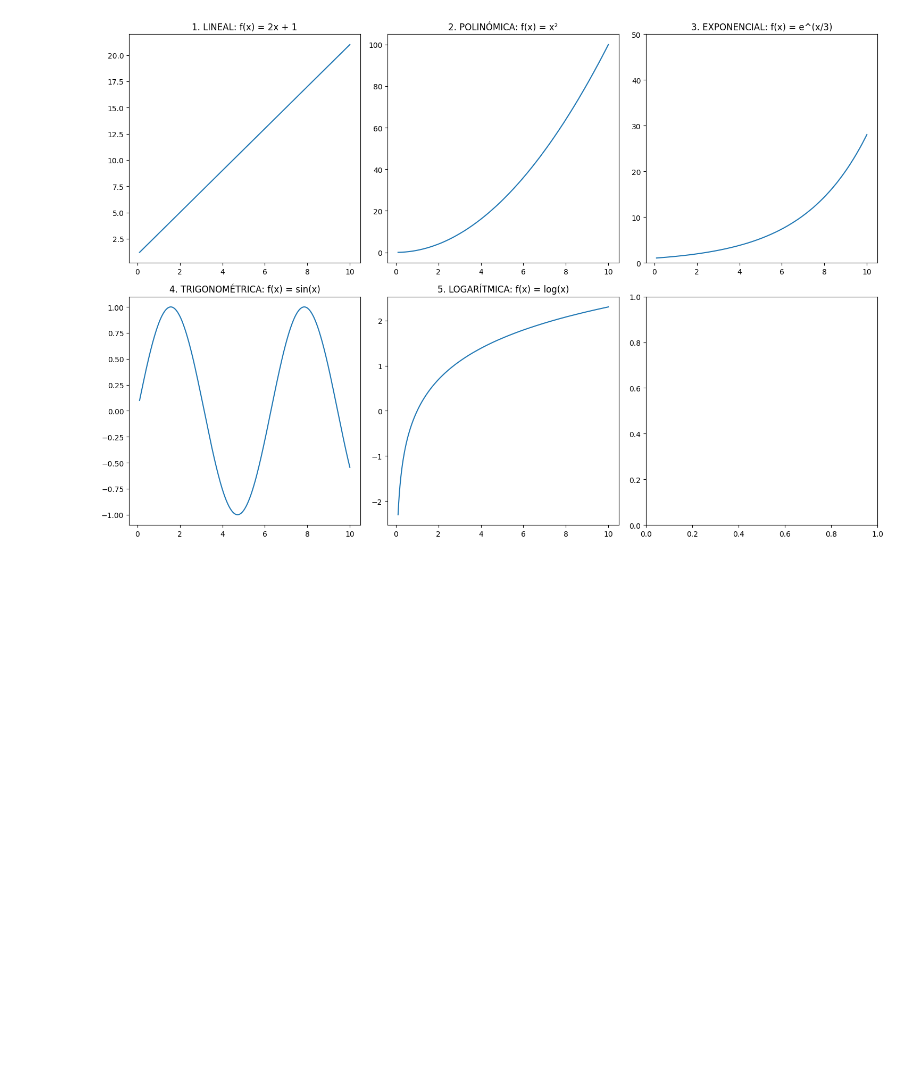
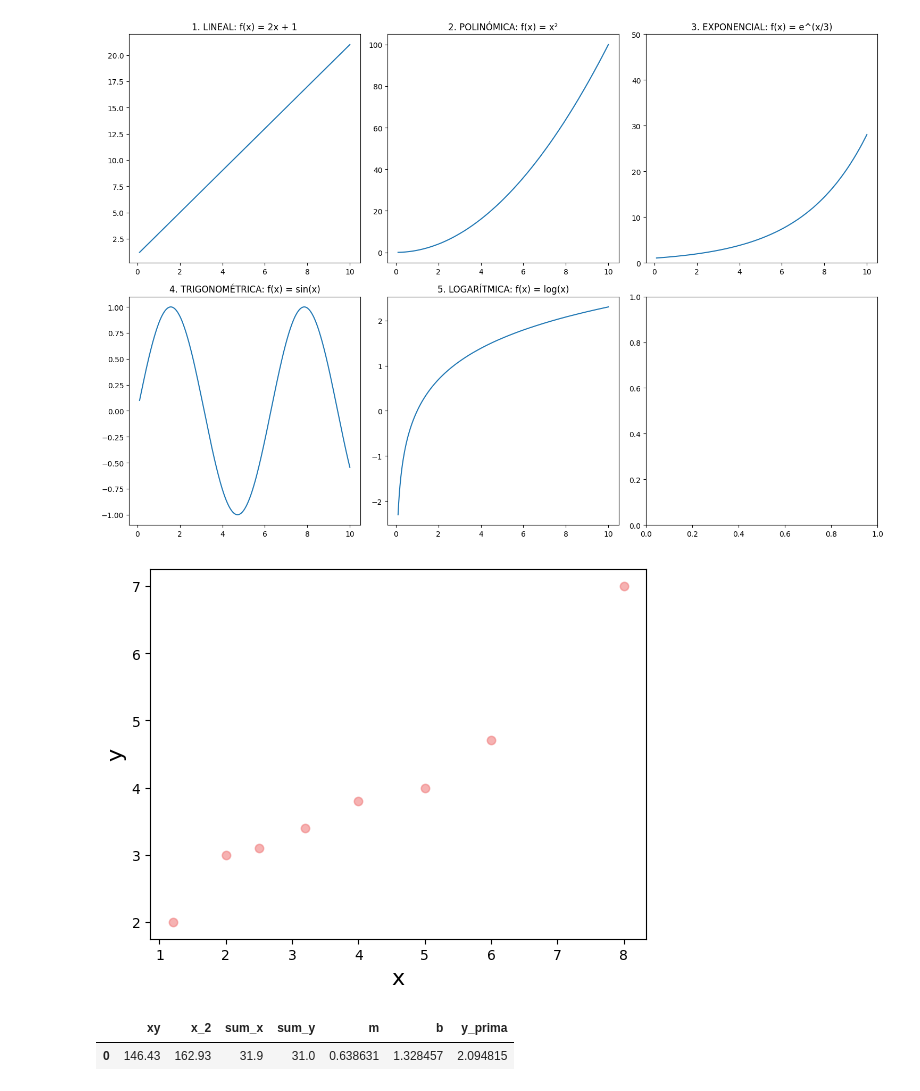
Before and after one commit to hamtras591/bootcamp-fundamentos-ciencia-de-datos, a Jupyter notebook: 03_funciones_dts_AI/02_funciones/01_todo_sobre_funciones.ipynb, the cells around one changed output. Drawn from its saved outputs; the diff is of its cells as text; code cells hidden in the pictures; blank space fills up the shorter version.

```diff
--- a/03_funciones_dts_AI/02_funciones/01_todo_sobre_funciones.ipynb
+++ b/03_funciones_dts_AI/02_funciones/01_todo_sobre_funciones.ipynb
@@ -251,3 +251,61 @@ plt.tight_layout()
 plt.show()
 # %% [output]
 [figure]
+# %%
+x= np.array([1.2,2,3.2,2.5,5,6,4,8])
+y= np.array([2,3,3.4,3.1,4,4.7,3.8,7])
+
+fig, ax = plt.subplots()
+plt.scatter(x,y, color = 'lightcoral', alpha=0.6)
+ax.set_xlabel('x',fontsize=16)
+ax.set_ylabel('y',fontsize=16)
+plt.show()
+# %% [output]
+[figure, added]
+# %%
+import numpy as np
+import pandas as pd
+import matplotlib.pyplot as plt
+
+x = np.array([1.2, 2, 3.2, 2.5, 5, 6, 4, 8])
+y = np.array([2, 3, 3.4, 3.1, 4, 4.7, 3.8, 7])
+n = len(x)
+
+xy = np.sum((x*y),axis=0)
+
+x_2 = np.sum((x**2), axis=0)
+
+sum_x = np.sum(x, axis=0)
+sum_y = np.sum(y, axis=0)
+
+
+def m():
+    numerador = (n*xy) - (sum_x * sum_y)
+    denominador = (n*x_2) - (sum_x**2)
+    return np.divide(numerador,denominador)
+m = m()
+
+def b():
+    numerador = sum_y - (m * sum_x)
+    denominador = n
+    return np.divide(numerador, denominador)
+b = b()
+
+def f():
+    return (m*x)+b
+
+y_prima = f()
+# Estos es para ver los resultados noams xD
+df = pd.DataFrame.from_dict({
+    "xy"      :xy,
+    "x_2"     :x_2,
+    "sum_x"   :sum_x,
+    "sum_y"   :sum_y,
+    "m"       :m,
+    "b"       :b,
+    "y_prima" :y_prima,
+},)
+df.head(1)
+# %% [output]
+|  | xy | x_2 | sum_x | sum_y | m | b | y_prima |
+| 0 | 146.43 | 162.93 | 31.9 | 31.0 | 0.638631 | 1.328457 | 2.094815 |
```
Also changed, not shown: parts of 2 cells of this notebook.
